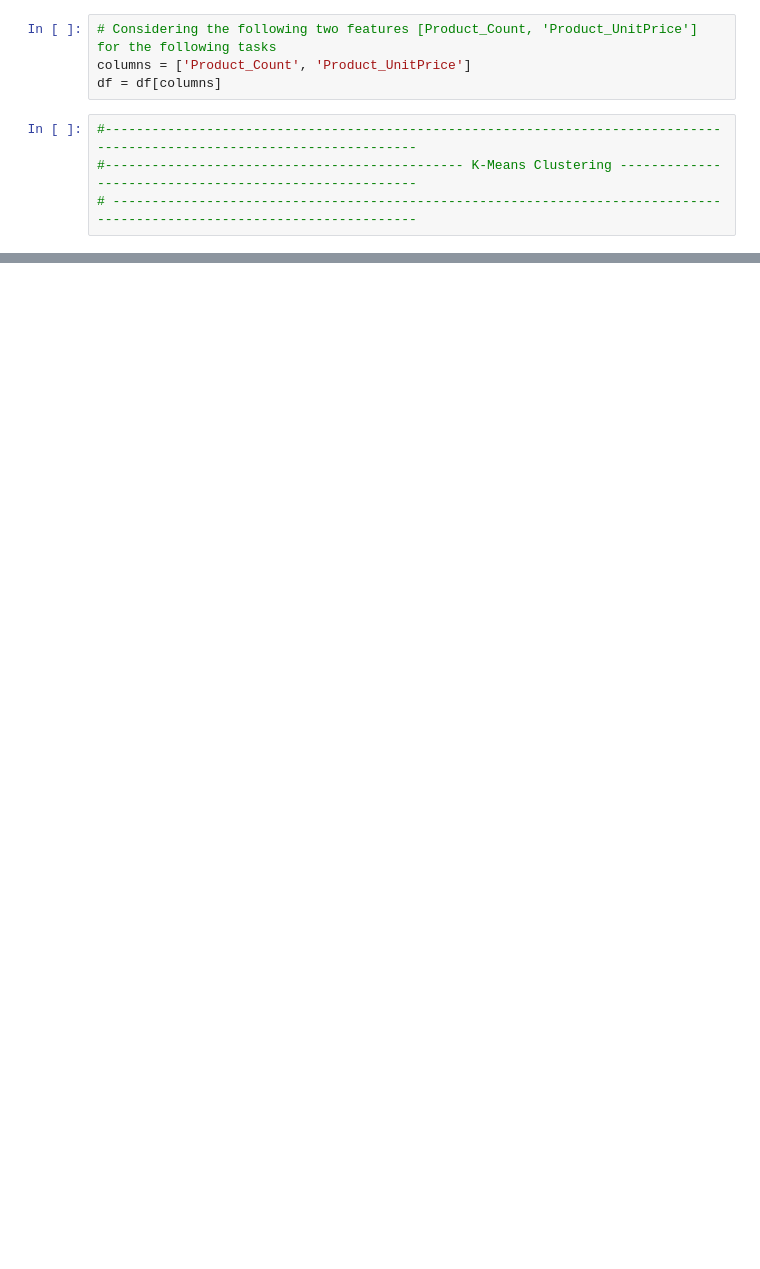
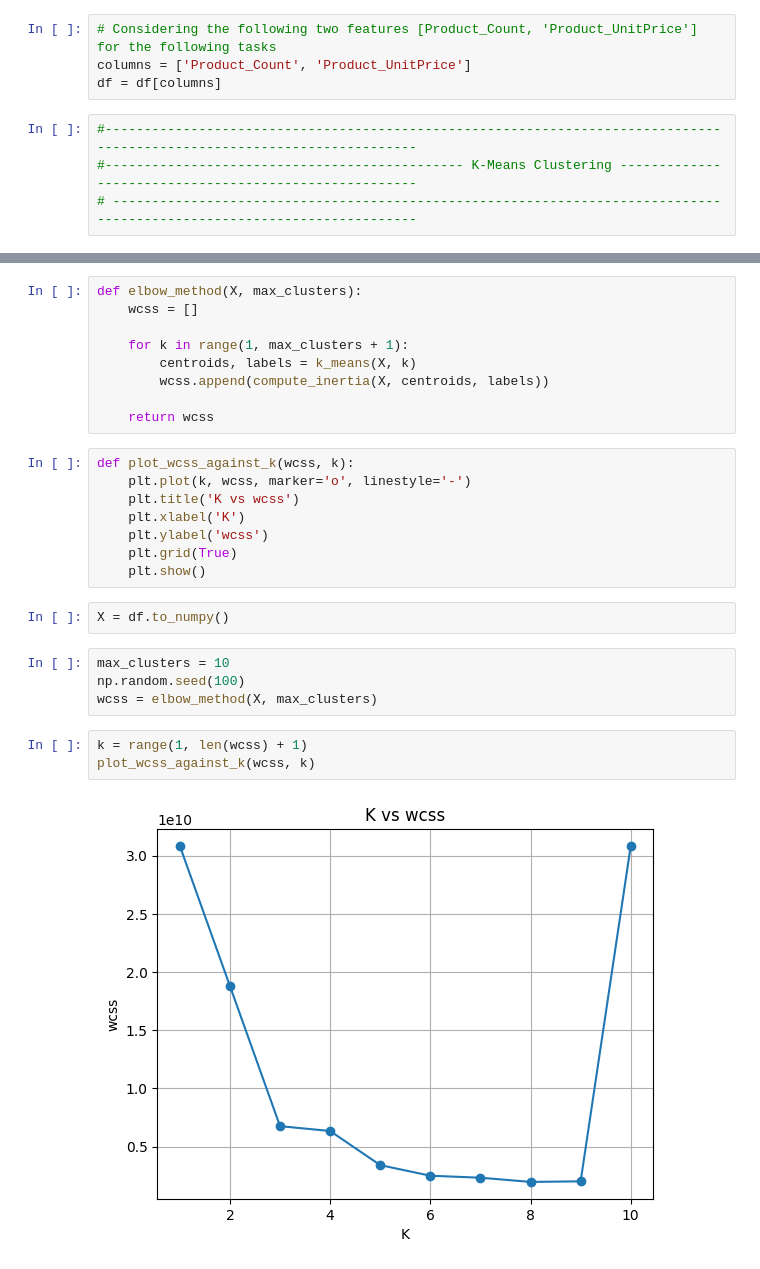
Before and after one commit to Aditya-Y-29/ML-Assignments, a Jupyter notebook: Assignment-3/2020csb1065_Aditya_Lab3.ipynb, the cells around one changed output, grey strips where cells are left out. Saved outputs shown, nothing was run; the diff lists cells and outputs as text; blank space fills up the shorter version.

Commit message:
Feat: Assigment 3: K means clustering done

```diff
--- a/Assignment-3/2020csb1065_Aditya_Lab3.ipynb
+++ b/Assignment-3/2020csb1065_Aditya_Lab3.ipynb
@@ -194,0 +211,28 @@ df = df[columns]
+# %%
+def elbow_method(X, max_clusters):
+    wcss = []
+
+    for k in range(1, max_clusters + 1):
+        centroids, labels = k_means(X, k)
+        wcss.append(compute_inertia(X, centroids, labels))
+
+    return wcss
+# %%
+def plot_wcss_against_k(wcss, k):
+    plt.plot(k, wcss, marker='o', linestyle='-')
+    plt.title('K vs wcss')
+    plt.xlabel('K')
+    plt.ylabel('wcss')
+    plt.grid(True)
+    plt.show()
+# %%
+X = df.to_numpy()
+# %%
+max_clusters = 10
+np.random.seed(100)
+wcss = elbow_method(X, max_clusters)
+# %%
+k = range(1, len(wcss) + 1)
+plot_wcss_against_k(wcss, k)
+# %% [output]
+[figure, added]
```
Also changed, not shown: parts of 8 cells of this notebook.
